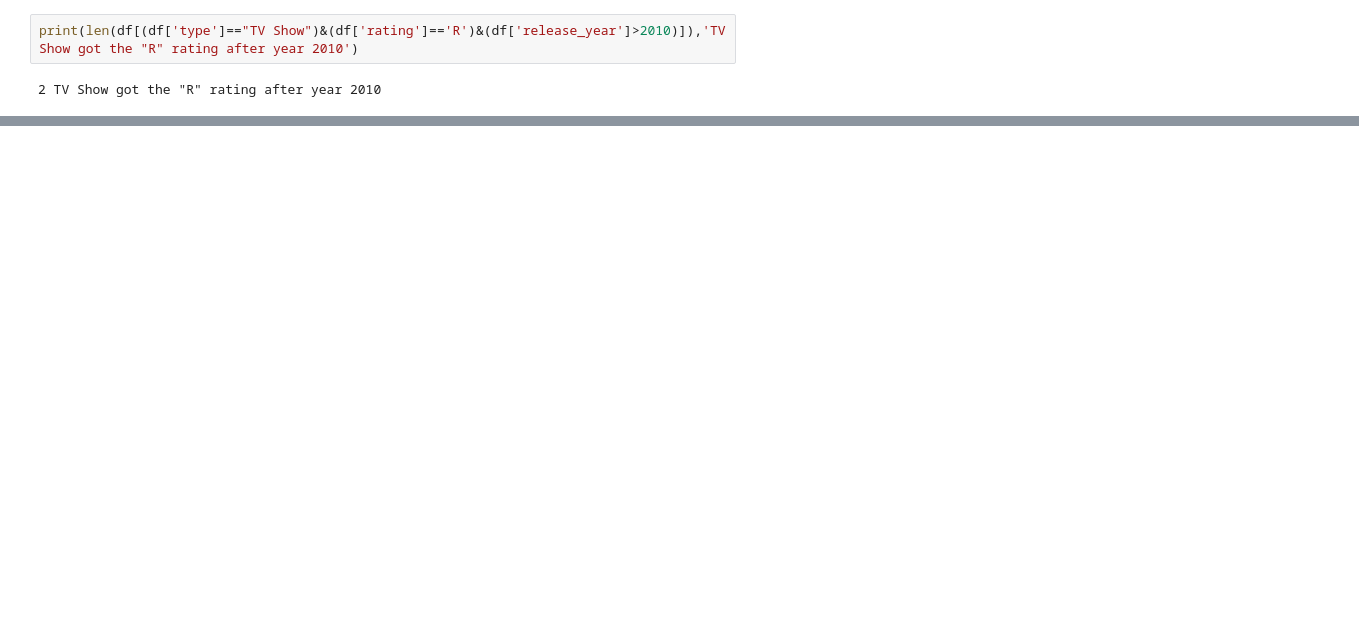
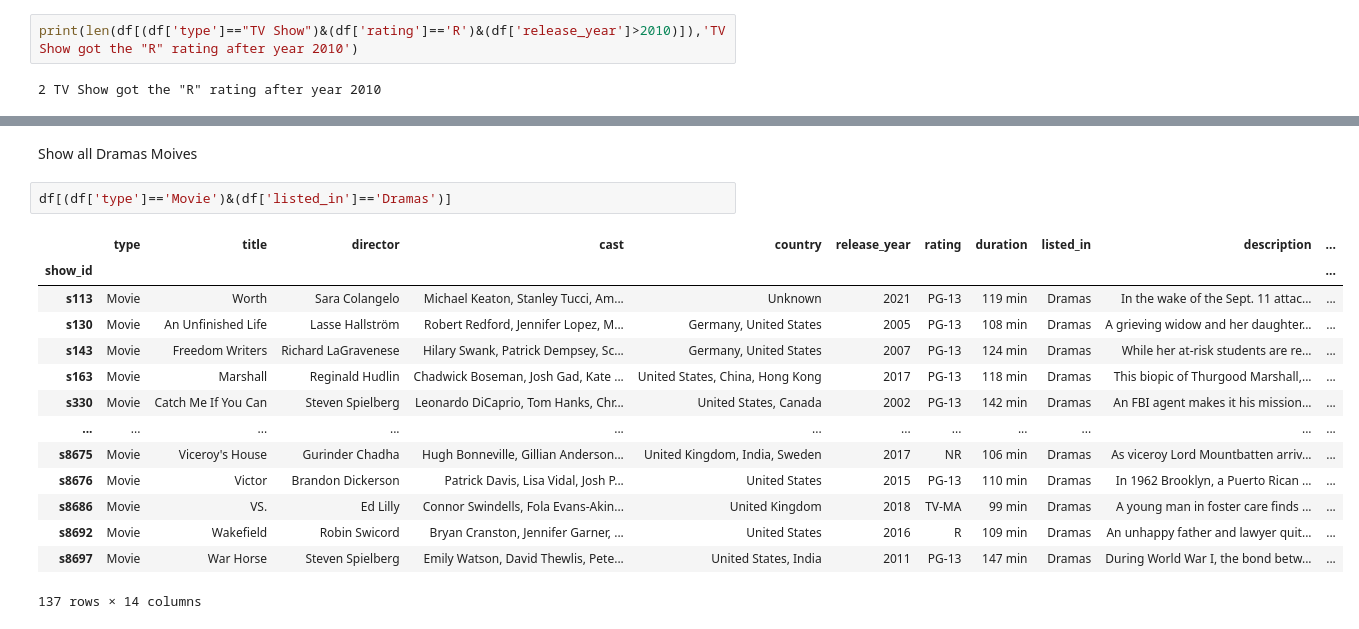
Before and after one commit to Rezashatery/Netflix-Movies-and-TV-Shows-, a Jupyter notebook: netflix-analysis.ipynb, the cells around one changed output, grey strips where cells are left out. Cells and saved outputs as stored; diff of their text form; blank space fills up the shorter version.

```diff
--- a/netflix-analysis.ipynb
+++ b/netflix-analysis.ipynb
@@ -583,0 +617,19 @@ print(len(df[(df['type']=="TV Show")&(df['rating']=='R')&(df['release_year']>201
+# %% [markdown]
+Show all Dramas Moives
+# %%
+df[(df['type']=='Movie')&(df['listed_in']=='Dramas')]
+# %% [output]
+|  | type | title | director | cast | country | release_year | rating | duration | listed_in | description | ... |
+| show_id |  |  |  |  |  |  |  |  |  |  | ... |
+| s113 | Movie | Worth | Sara Colangelo | Michael Keaton, Stanley Tucci, Am... | Unknown | 2021 | PG-13 | 119 min | Dramas | In the wake of the Sept. 11 attac... | ... |
+| s130 | Movie | An Unfinished Life | Lasse Hallström | Robert Redford, Jennifer Lopez, M... | Germany, United States | 2005 | PG-13 | 108 min | Dramas | A grieving widow and her daughter... | ... |
+| s143 | Movie | Freedom Writers | Richard LaGravenese | Hilary Swank, Patrick Dempsey, Sc... | Germany, United States | 2007 | PG-13 | 124 min | Dramas | While her at-risk students are re... | ... |
+| s163 | Movie | Marshall | Reginald Hudlin | Chadwick Boseman, Josh Gad, Kate ... | United States, China, Hong Kong | 2017 | PG-13 | 118 min | Dramas | This biopic of Thurgood Marshall,... | ... |
+| s330 | Movie | Catch Me If You Can | Steven Spielberg | Leonardo DiCaprio, Tom Hanks, Chr... | United States, Canada | 2002 | PG-13 | 142 min | Dramas | An FBI agent makes it his mission... | ... |
+| ... | ... | ... | ... | ... | ... | ... | ... | ... | ... | ... | ... |
+| s8675 | Movie | Viceroy's House | Gurinder Chadha | Hugh Bonneville, Gillian Anderson... | United Kingdom, India, Sweden | 2017 | NR | 106 min | Dramas | As viceroy Lord Mountbatten arriv... | ... |
+| s8676 | Movie | Victor | Brandon Dickerson | Patrick Davis, Lisa Vidal, Josh P... | United States | 2015 | PG-13 | 110 min | Dramas | In 1962 Brooklyn, a Puerto Rican ... | ... |
+| s8686 | Movie | VS. | Ed Lilly | Connor Swindells, Fola Evans-Akin... | United Kingdom | 2018 | TV-MA | 99 min | Dramas | A young man in foster care finds ... | ... |
+| s8692 | Movie | Wakefield | Robin Swicord | Bryan Cranston, Jennifer Garner, ... | United States | 2016 | R | 109 min | Dramas | An unhappy father and lawyer quit... | ... |
+| s8697 | Movie | War Horse | Steven Spielberg | Emily Watson, David Thewlis, Pete... | United States, India | 2011 | PG-13 | 147 min | Dramas | During World War I, the bond betw... | ... |
+137 rows × 14 columns
```
Also changed, not shown: parts of 6 cells of this notebook.
